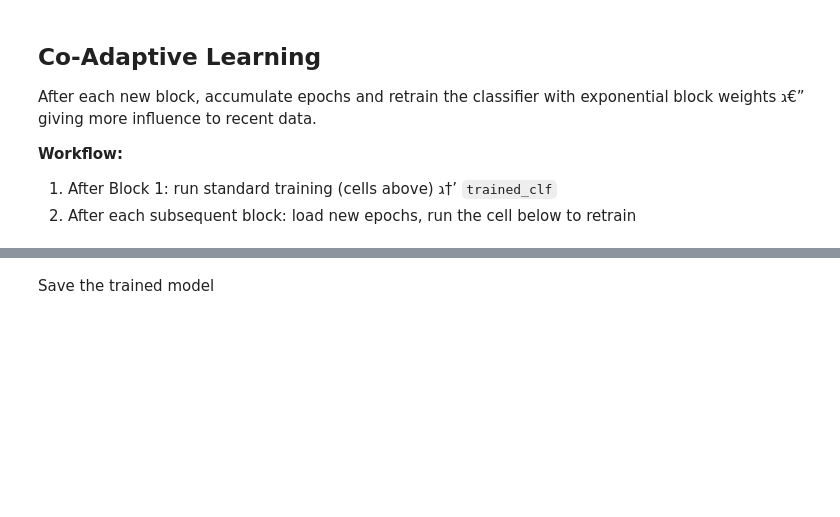
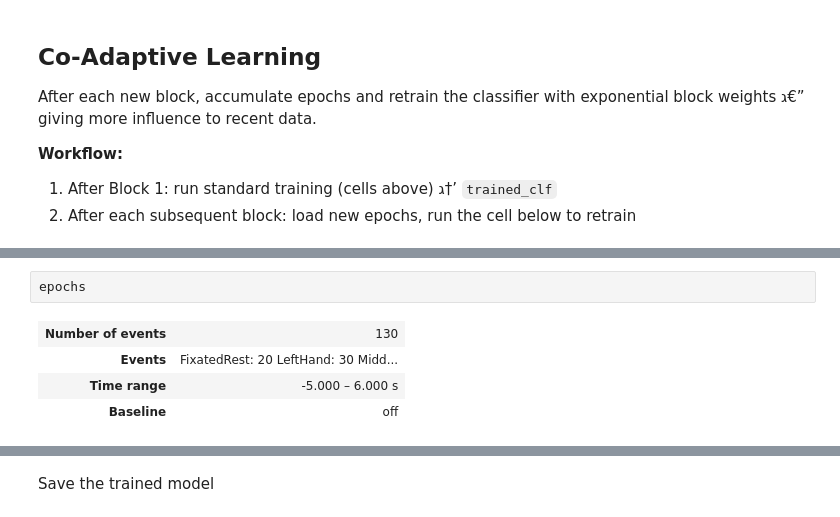
Before and after one commit to Giladsc/3rd_arm_MI, a Jupyter notebook: notebooks/Main_Experiment.ipynb, the cells around one changed output, grey strips where cells are left out. Drawn from its saved outputs; the diff is of its cells as text; blank space fills up the shorter version.

```diff
--- a/notebooks/Main_Experiment.ipynb
+++ b/notebooks/Main_Experiment.ipynb
@@ -915,3 +981,10 @@ print(f"Total blocks accumulated: {len(adaptive_block_epochs)}")
+# %%
+epochs
+# %% [output]
+| Number of events | 130 |
+| Events | FixatedRest: 20 LeftHand: 30 Midd... |
+| Time range | -5.000 – 6.000 s |
+| Baseline | off |
 # %%
 # --- Weighted retrain ---
 alpha = 0.7   # decay factor: reduce to weight recent blocks more aggressively
```
Also changed, not shown: parts of 23 cells of this notebook, 4 other files.
